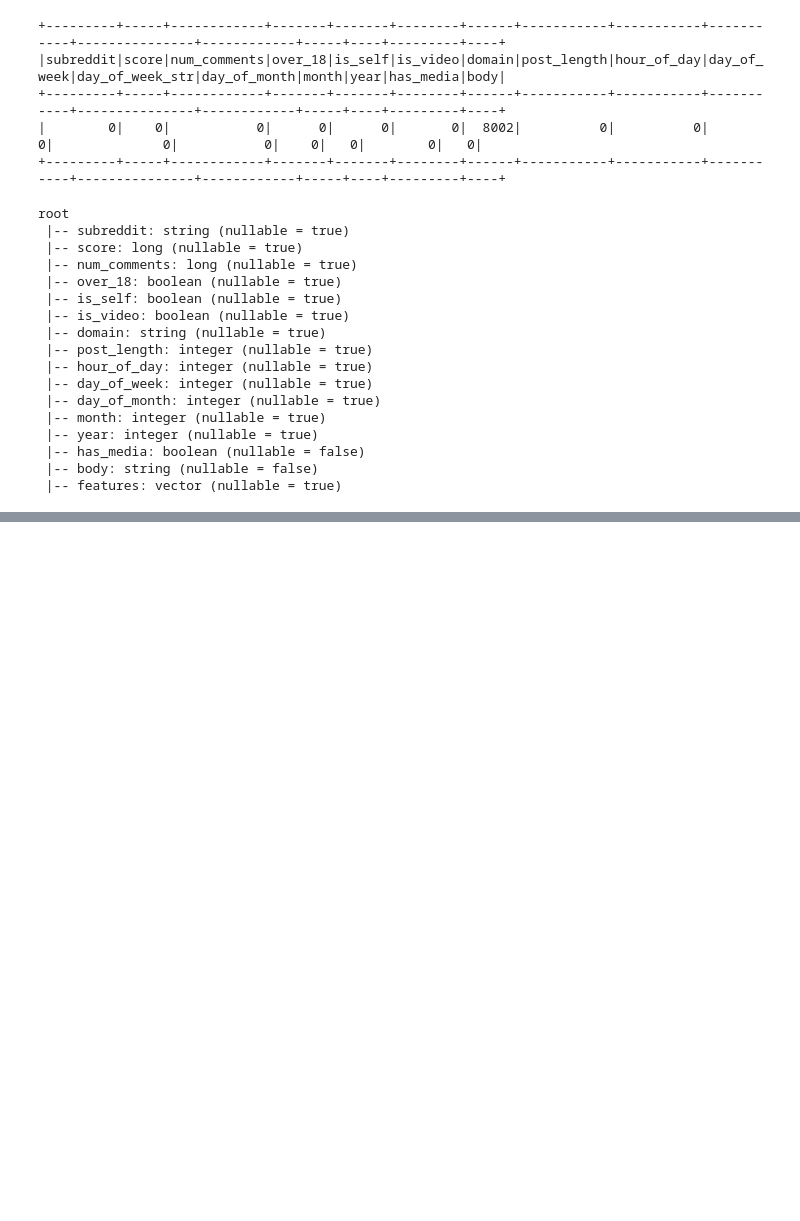
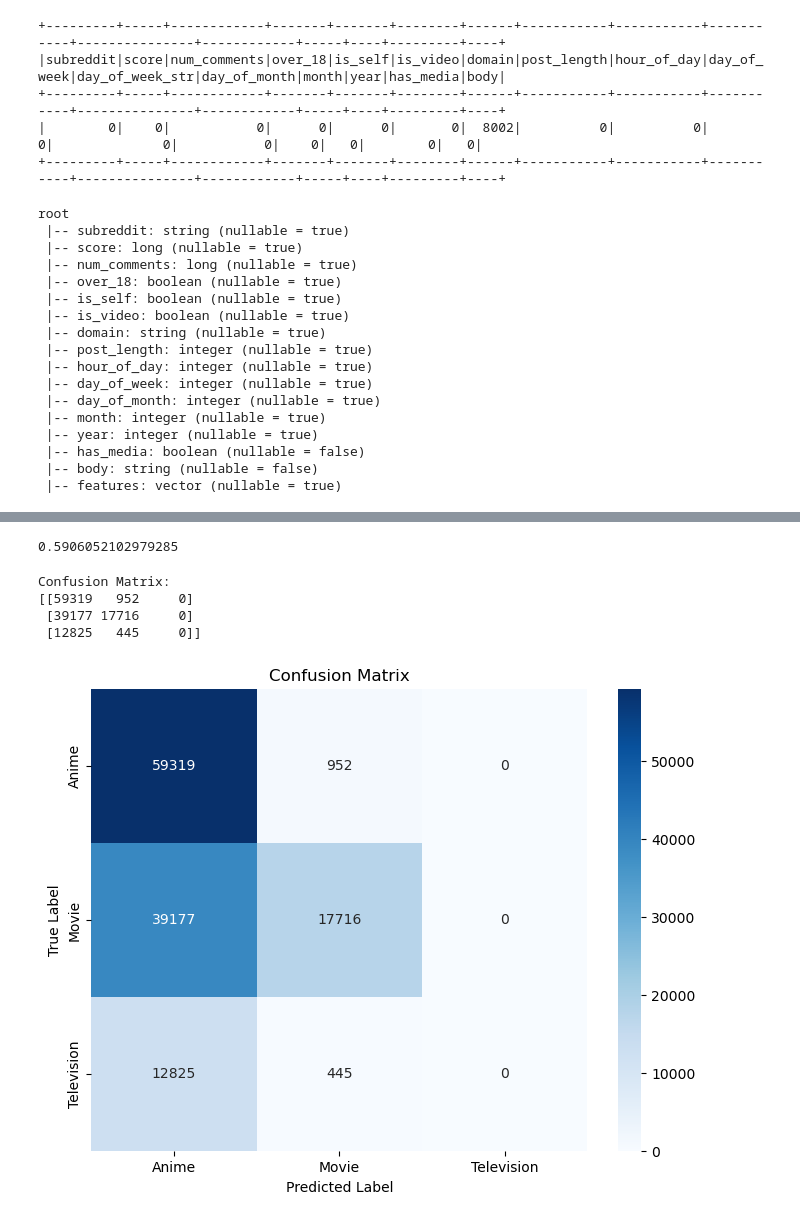
Before and after one commit to Sangeetha-238/BigData_Reddit_Analysis, a Jupyter notebook: code/ml/project_ml.ipynb, the cells around one changed output, grey strips where cells are left out. Drawn from its saved outputs; the diff is of its cells as text; code cells hidden in the pictures; blank space fills up the shorter version.

```diff
--- a/code/ml/project_ml.ipynb
+++ b/code/ml/project_ml.ipynb
@@ -414,0 +589,2 @@ transformed_train_data.show()
+# %%
+transformed_test = spark.read.parquet("s3a://project-group34/project/submissions/test_pred/")
@@ -414,0 +667,4 @@ transformed_train_data.show()
+# %%
+accuracy
+# %% [output]
+0.5906052102979285
@@ -414,0 +673,12 @@ transformed_train_data.show()
+# %%
+y_pred = [row['prediction'] for row in transformed_test.select("prediction").collect()]
+y_orig = [row['subreddit_ix'] for row in transformed_test.select("subreddit_ix").collect()]
+# %%
+cm = confusion_matrix(y_orig, y_pred)
+print("Confusion Matrix:")
+print(cm)
+# %% [output]
+Confusion Matrix:
+[[59319   952     0]
+ [39177 17716     0]
+ [12825   445     0]]
@@ -414,0 +688,10 @@ transformed_train_data.show()
+# %%
+# Plot using heatmap
+plt.figure(figsize=(8, 6))
+sns.heatmap(cm, annot=True, fmt="d", cmap="Blues", yticklabels=["Anime", "Movie", "Television"], xticklabels=["Anime", "Movie", "Television"])
+plt.ylabel('True Label')
+plt.xlabel('Predicted Label')
+plt.title('Confusion Matrix')
+plt.show()
+# %% [output]
+[figure, added]
```
Also changed, not shown: parts of 42 cells of this notebook, 2 other files.
